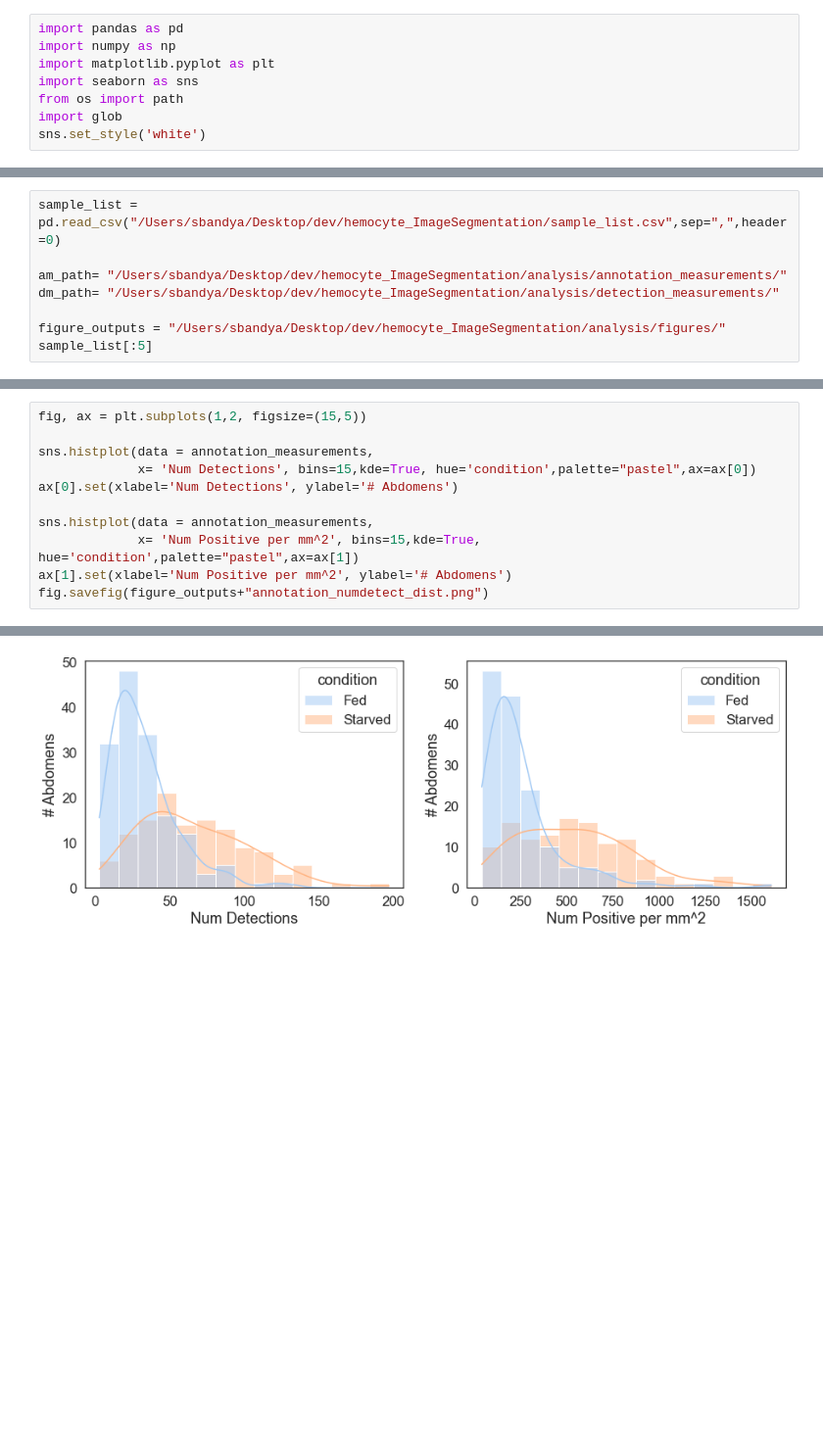
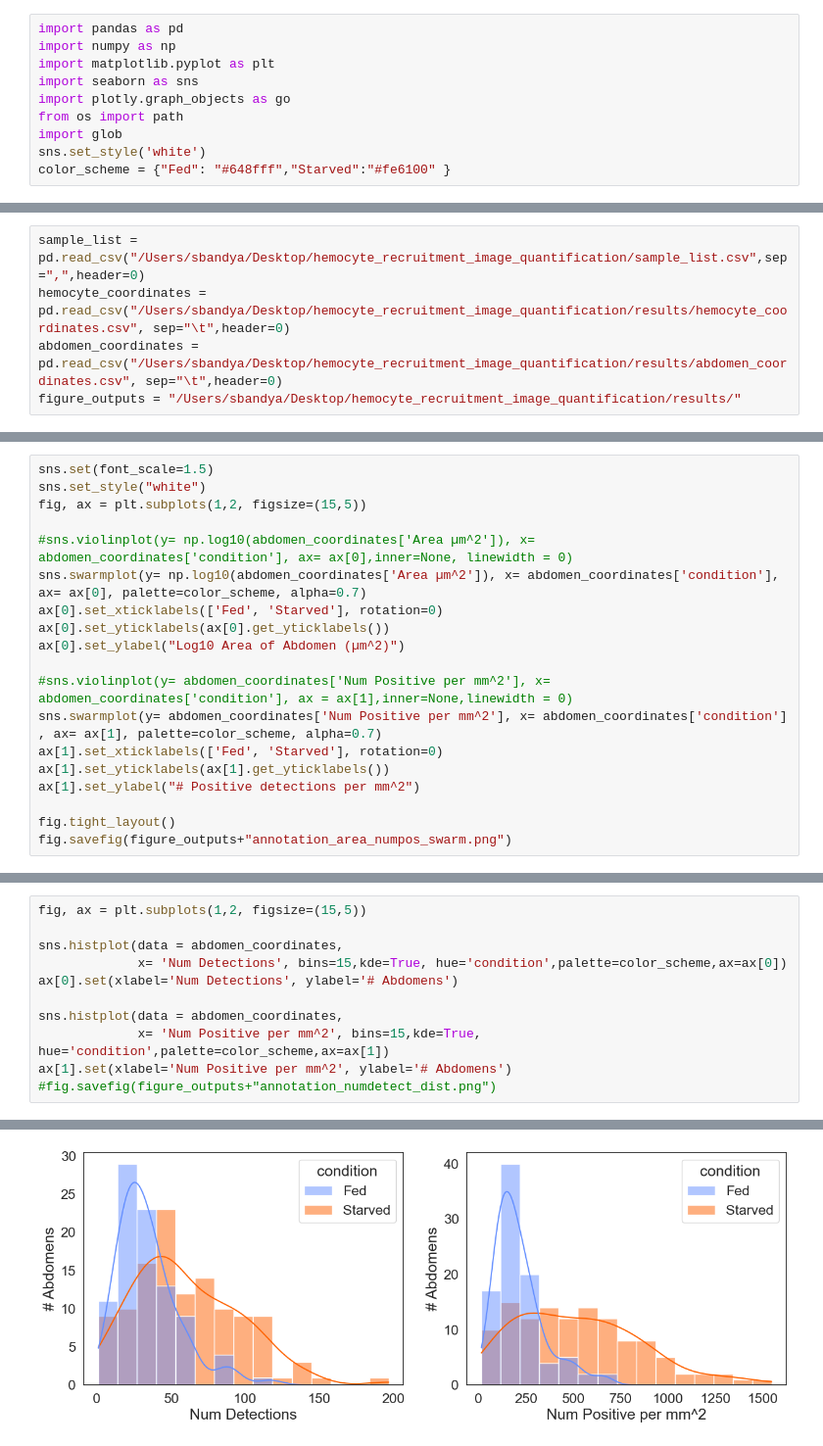
Before and after one commit to McCallLabBU/hemocyte_recruitment_image_quantification, a Jupyter notebook: code/analyze_intensity_distributions.ipynb, the cells around one changed output, grey strips where cells are left out. Shown at 98% size. Drawn from its saved outputs; the diff is of its cells as text; blank space fills up the shorter version.

```diff
--- a/code/analyze_intensity_distributions.ipynb
+++ b/code/analyze_intensity_distributions.ipynb
@@ -3,6 +3,8 @@ import pandas as pd
 import numpy as np
 import matplotlib.pyplot as plt
 import seaborn as sns
+import plotly.graph_objects as go
 from os import path
 import glob
 sns.set_style('white')
+color_scheme = {"Fed": "#648fff","Starved":"#fe6100" }
@@ -14,8 +11,5 @@ IMPORTANT: PLEASE READ THIS FOR ADVICE ON HOW TO SOLVE THIS ISSUE!
 # %%
-sample_list = pd.read_csv("/Users/sbandya/Desktop/dev/hemocyte_ImageSegmentation/sample_list.csv",sep=",",header=0)
-
-am_path= "/Users/sbandya/Desktop/dev/hemocyte_ImageSegmentation/analysis/annotation_measurements/"
-dm_path= "/Users/sbandya/Desktop/dev/hemocyte_ImageSegmentation/analysis/detection_measurements/"
-
-figure_outputs = "/Users/sbandya/Desktop/dev/hemocyte_ImageSegmentation/analysis/figures/"
-sample_list[:5]
+sample_list = pd.read_csv("/Users/sbandya/Desktop/hemocyte_recruitment_image_quantification/sample_list.csv",sep=",",header=0)
+hemocyte_coordinates = pd.read_csv("/Users/sbandya/Desktop/hemocyte_recruitment_image_quantification/results/hemocyte_coordinates.csv", sep="\t",header=0)
+abdomen_coordinates = pd.read_csv("/Users/sbandya/Desktop/hemocyte_recruitment_image_quantification/results/abdomen_coordinates.csv", sep="\t",header=0)
+figure_outputs = "/Users/sbandya/Desktop/hemocyte_recruitment_image_quantification/results/"
@@ -83,0 +36,19 @@ fig.savefig(figure_outputs+"annotation_area_numpos.png")
+# %%
+sns.set(font_scale=1.5)
+sns.set_style("white")
+fig, ax = plt.subplots(1,2, figsize=(15,5))
+
+#sns.violinplot(y= np.log10(abdomen_coordinates['Area µm^2']), x= abdomen_coordinates['condition'], ax= ax[0],inner=None, linewidth = 0)
+sns.swarmplot(y= np.log10(abdomen_coordinates['Area µm^2']), x= abdomen_coordinates['condition'], ax= ax[0], palette=color_scheme, alpha=0.7)
+ax[0].set_xticklabels(['Fed', 'Starved'], rotation=0)
+ax[0].set_yticklabels(ax[0].get_yticklabels())
+ax[0].set_ylabel("Log10 Area of Abdomen (µm^2)")
+
+#sns.violinplot(y= abdomen_coordinates['Num Positive per mm^2'], x= abdomen_coordinates['condition'], ax = ax[1],inner=None,linewidth = 0)
+sns.swarmplot(y= abdomen_coordinates['Num Positive per mm^2'], x= abdomen_coordinates['condition'] , ax= ax[1], palette=color_scheme, alpha=0.7)
+ax[1].set_xticklabels(['Fed', 'Starved'], rotation=0)
+ax[1].set_yticklabels(ax[1].get_yticklabels())
+ax[1].set_ylabel("# Positive detections per mm^2")
+
+fig.tight_layout()
+fig.savefig(figure_outputs+"annotation_area_numpos_swarm.png")
@@ -84,12 +64,12 @@ fig.savefig(figure_outputs+"annotation_area_numpos.png")
 # %%
 fig, ax = plt.subplots(1,2, figsize=(15,5))
 
-sns.histplot(data = annotation_measurements,
-             x= 'Num Detections', bins=15,kde=True, hue='condition',palette="pastel",ax=ax[0])
+sns.histplot(data = abdomen_coordinates,
+             x= 'Num Detections', bins=15,kde=True, hue='condition',palette=color_scheme,ax=ax[0])
 ax[0].set(xlabel='Num Detections', ylabel='# Abdomens')
 
-sns.histplot(data = annotation_measurements,
-             x= 'Num Positive per mm^2', bins=15,kde=True, hue='condition',palette="pastel",ax=ax[1])
+sns.histplot(data = abdomen_coordinates,
+             x= 'Num Positive per mm^2', bins=15,kde=True, hue='condition',palette=color_scheme,ax=ax[1])
 ax[1].set(xlabel='Num Positive per mm^2', ylabel='# Abdomens')
-fig.savefig(figure_outputs+"annotation_numdetect_dist.png")
+#fig.savefig(figure_outputs+"annotation_numdetect_dist.png")
 # %% [output]
@@ -96 +77 @@ fig.savefig(figure_outputs+"annotation_numdetect_dist.png")
-[figure, old version]
+[figure, new version]
```
Also changed, not shown: parts of 23 cells of this notebook, 4 other files.
